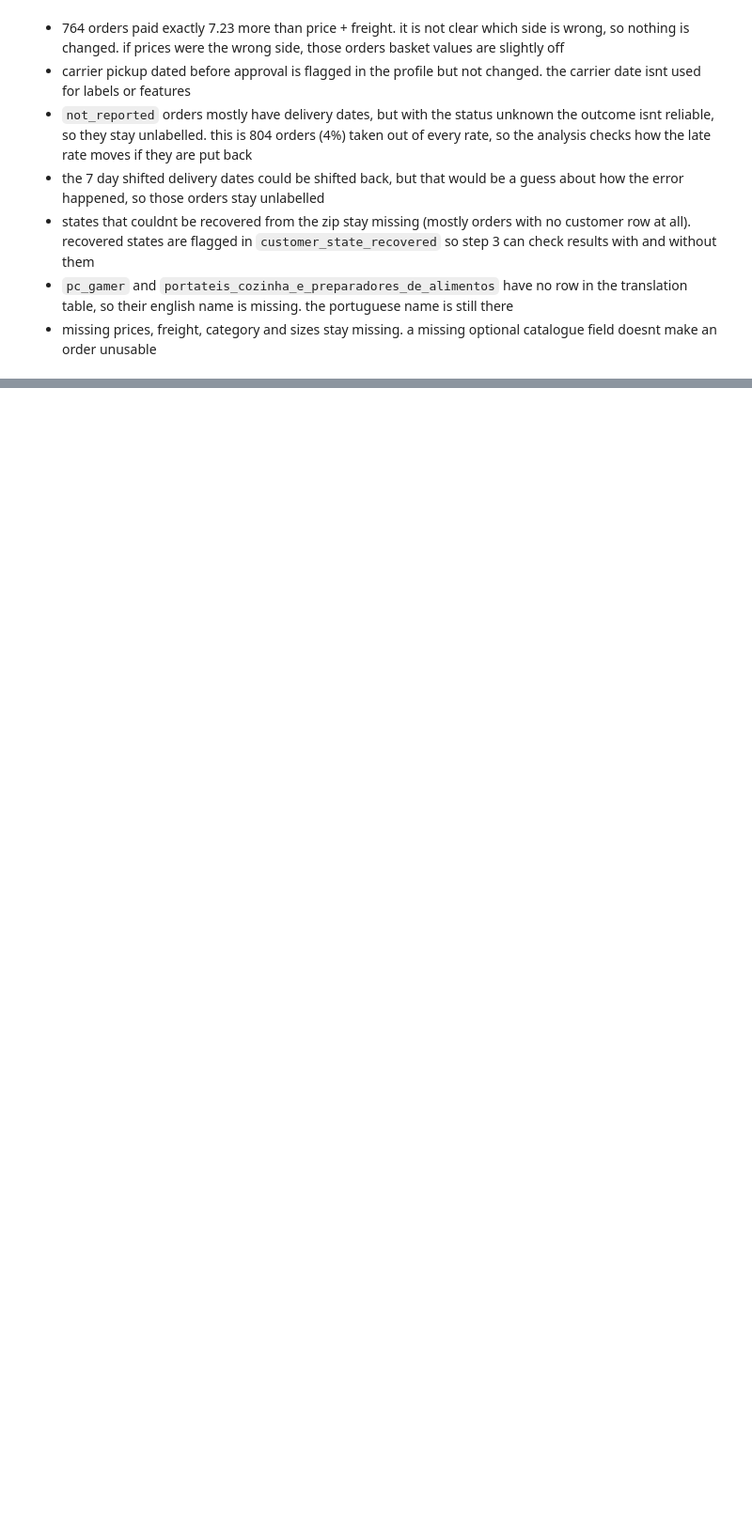
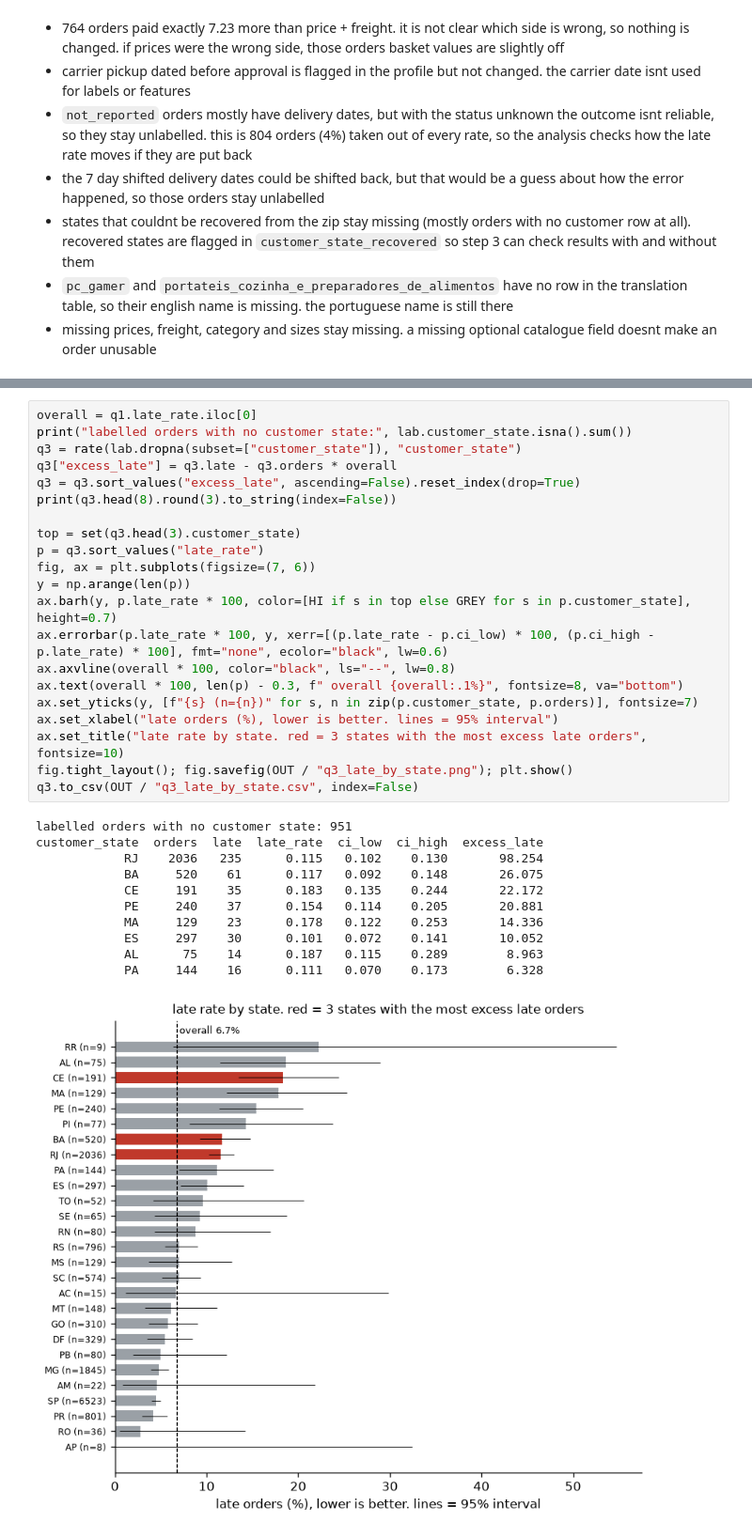
Before and after one commit to 11NOel11/eng2040-assignment1, a Jupyter notebook: pipeline.ipynb, the cells around one changed output, grey strips where cells are left out. Shown at 94% size. Saved outputs shown, nothing was run; the diff lists cells and outputs as text; blank space fills up the shorter version.

```diff
--- a/pipeline.ipynb
+++ b/pipeline.ipynb
@@ -635,0 +752,33 @@ done(in_memory_MB={"orders": mb(o.memory_usage(deep=True).sum()), "items": mb(it
+# %%
+overall = q1.late_rate.iloc[0]
+print("labelled orders with no customer state:", lab.customer_state.isna().sum())
+q3 = rate(lab.dropna(subset=["customer_state"]), "customer_state")
+q3["excess_late"] = q3.late - q3.orders * overall
+q3 = q3.sort_values("excess_late", ascending=False).reset_index(drop=True)
+print(q3.head(8).round(3).to_string(index=False))
+
+top = set(q3.head(3).customer_state)
+p = q3.sort_values("late_rate")
+fig, ax = plt.subplots(figsize=(7, 6))
+y = np.arange(len(p))
+ax.barh(y, p.late_rate * 100, color=[HI if s in top else GREY for s in p.customer_state], height=0.7)
+ax.errorbar(p.late_rate * 100, y, xerr=[(p.late_rate - p.ci_low) * 100, (p.ci_high - p.late_rate) * 100], fmt="none", ecolor="black", lw=0.6)
+ax.axvline(overall * 100, color="black", ls="--", lw=0.8)
+ax.text(overall * 100, len(p) - 0.3, f" overall {overall:.1%}", fontsize=8, va="bottom")
+ax.set_yticks(y, [f"{s} (n={n})" for s, n in zip(p.customer_state, p.orders)], fontsize=7)
+ax.set_xlabel("late orders (%), lower is better. lines = 95% interval")
+ax.set_title("late rate by state. red = 3 states with the most excess late orders", fontsize=10)
+fig.tight_layout(); fig.savefig(OUT / "q3_late_by_state.png"); plt.show()
+q3.to_csv(OUT / "q3_late_by_state.csv", index=False)
+# %% [output]
+labelled orders with no customer state: 951
+customer_state  orders  late  late_rate  ci_low  ci_high  excess_late
+            RJ    2036   235      0.115   0.102    0.130       98.254
+            BA     520    61      0.117   0.092    0.148       26.075
+            CE     191    35      0.183   0.135    0.244       22.172
+            PE     240    37      0.154   0.114    0.205       20.881
+            MA     129    23      0.178   0.122    0.253       14.336
+            ES     297    30      0.101   0.072    0.141       10.052
+            AL      75    14      0.187   0.115    0.289        8.963
+            PA     144    16      0.111   0.070    0.173        6.328
+[figure, added]
```
Also changed, not shown: parts of 14 cells of this notebook, 1 other file.
